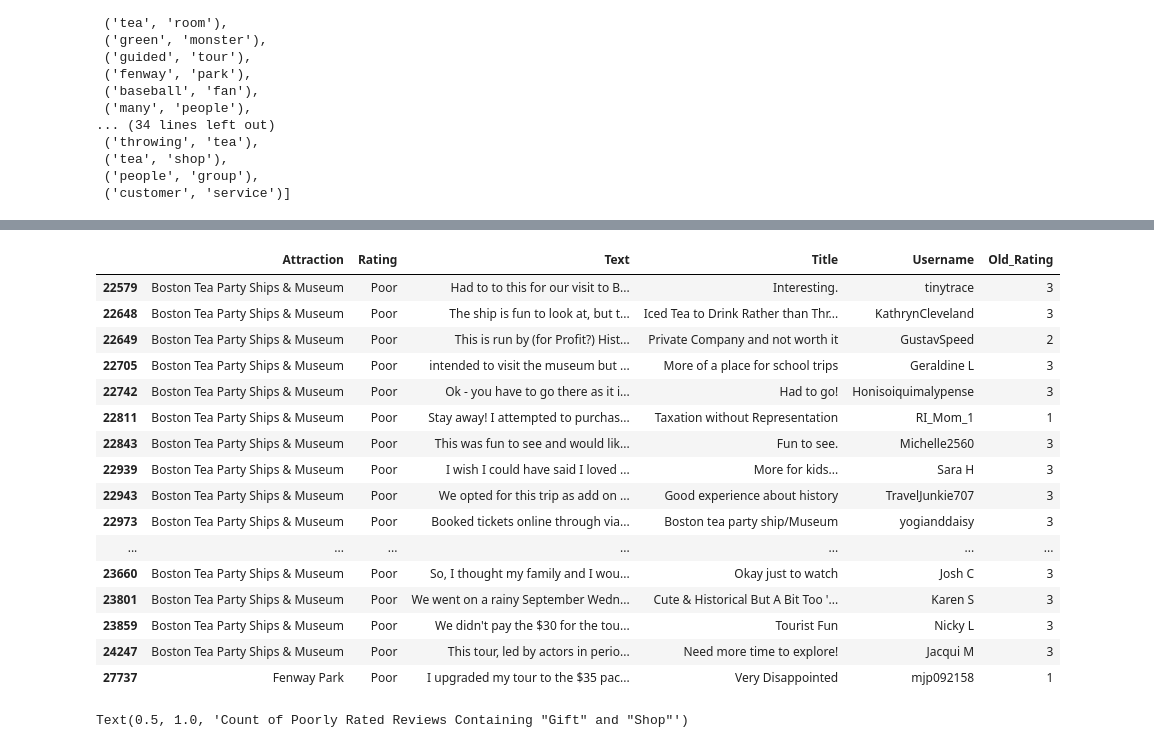
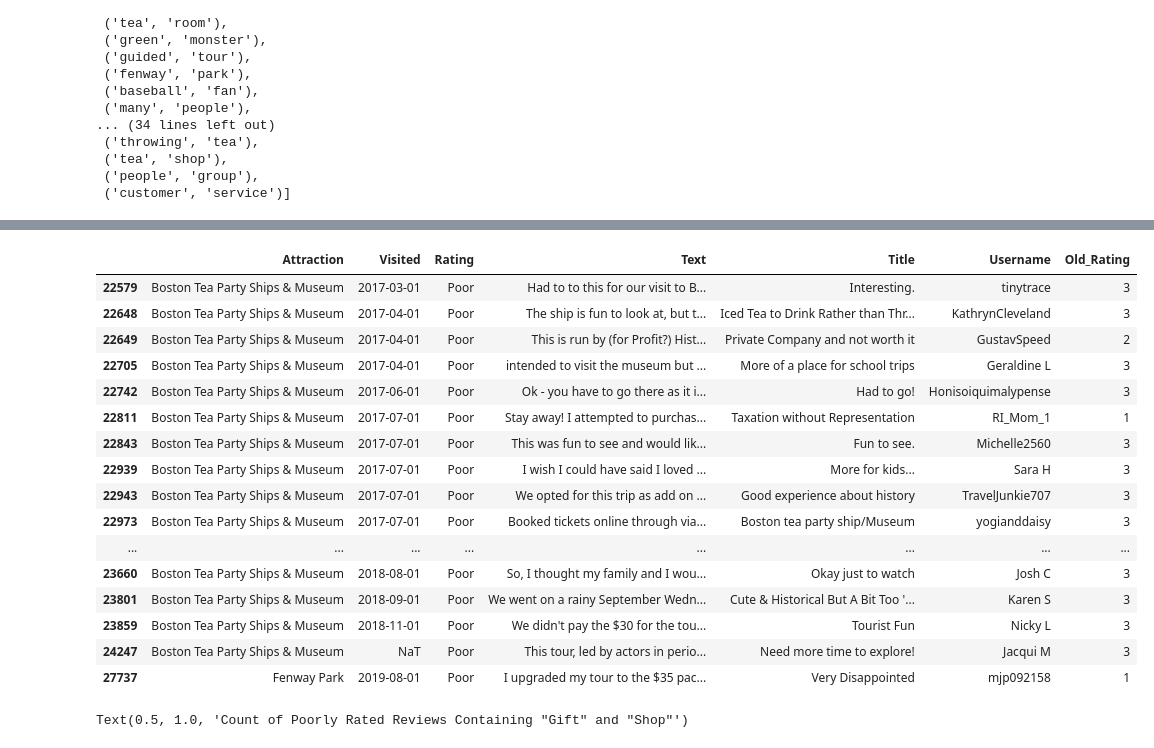
Before and after one commit to tdchoi7/Web_Scrape_Proj, a Jupyter notebook: tripadv/2_Analysis_Boston.ipynb, the cells around one changed output, grey strips where cells are left out. Saved outputs shown, nothing was run; the diff lists cells and outputs as text; code cells hidden in the pictures.

Commit message:
Last Update for Boston

```diff
--- a/tripadv/2_Analysis_Boston.ipynb
+++ b/tripadv/2_Analysis_Boston.ipynb
@@ -804,29 +804,29 @@ list(set(bigram_words_poor) - set(bigram_words_4star) - set(bigram_words_5star))
  ('people', 'group')]
 # %%
 # looking at sub-df for 'gift' 'shop'
-important_list = ['Attraction', 'Rating', 'Text', 'Title', 'Username', 'Old_Rating']
+important_list = ['Attraction', 'Visited', 'Rating', 'Text', 'Title', 'Username', 'Old_Rating']
 
 ta_5vspoor[(ta_5vspoor['Rating']=='Poor') &
            (ta_5vspoor['Text'].str.contains('gift')) &
            (ta_5vspoor['Text'].str.contains('shop'))][important_list]
 # %% [output]
-|  | Attraction | Rating | Text | Title | Username | Old_Rating |
-| 22579 | Boston Tea Party Ships & Museum | Poor | Had to to this for our visit to B... | Interesting. | tinytrace | 3 |
-| 22648 | Boston Tea Party Ships & Museum | Poor | The ship is fun to look at, but t... | Iced Tea to Drink Rather than Thr... | KathrynCleveland | 3 |
-| 22649 | Boston Tea Party Ships & Museum | Poor | This is run by (for Profit?) Hist... | Private Company and not worth it | GustavSpeed | 2 |
-| 22705 | Boston Tea Party Ships & Museum | Poor | intended to visit the museum but ... | More of a place for school trips | Geraldine L | 3 |
-| 22742 | Boston Tea Party Ships & Museum | Poor | Ok - you have to go there as it i... | Had to go! | Honisoiquimalypense | 3 |
-| 22811 | Boston Tea Party Ships & Museum | Poor | Stay away! I attempted to purchas... | Taxation without Representation | RI_Mom_1 | 1 |
-| 22843 | Boston Tea Party Ships & Museum | Poor | This was fun to see and would lik... | Fun to see. | Michelle2560 | 3 |
-| 22939 | Boston Tea Party Ships & Museum | Poor | I wish I could have said I loved ... | More for kids... | Sara H | 3 |
-| 22943 | Boston Tea Party Ships & Museum | Poor | We opted for this trip as add on ... | Good experience about history | TravelJunkie707 | 3 |
-| 22973 | Boston Tea Party Ships & Museum | Poor | Booked tickets online through via... | Boston tea party ship/Museum | yogianddaisy | 3 |
-| ... | ... | ... | ... | ... | ... | ... |
-| 23660 | Boston Tea Party Ships & Museum | Poor | So, I thought my family and I wou... | Okay just to watch | Josh C | 3 |
-| 23801 | Boston Tea Party Ships & Museum | Poor | We went on a rainy September Wedn... | Cute & Historical But A Bit Too '... | Karen S | 3 |
-| 23859 | Boston Tea Party Ships & Museum | Poor | We didn't pay the $30 for the tou... | Tourist Fun | Nicky L | 3 |
-| 24247 | Boston Tea Party Ships & Museum | Poor | This tour, led by actors in perio... | Need more time to explore! | Jacqui M | 3 |
-| 27737 | Fenway Park | Poor | I upgraded my tour to the $35 pac... | Very Disappointed | mjp092158 | 1 |
+|  | Attraction | Visited | Rating | Text | Title | Username | Old_Rating |
+| 22579 | Boston Tea Party Ships & Museum | 2017-03-01 | Poor | Had to to this for our visit to B... | Interesting. | tinytrace | 3 |
+| 22648 | Boston Tea Party Ships & Museum | 2017-04-01 | Poor | The ship is fun to look at, but t... | Iced Tea to Drink Rather than Thr... | KathrynCleveland | 3 |
+| 22649 | Boston Tea Party Ships & Museum | 2017-04-01 | Poor | This is run by (for Profit?) Hist... | Private Company and not worth it | GustavSpeed | 2 |
+| 22705 | Boston Tea Party Ships & Museum | 2017-04-01 | Poor | intended to visit the museum but ... | More of a place for school trips | Geraldine L | 3 |
+| 22742 | Boston Tea Party Ships & Museum | 2017-06-01 | Poor | Ok - you have to go there as it i... | Had to go! | Honisoiquimalypense | 3 |
+| 22811 | Boston Tea Party Ships & Museum | 2017-07-01 | Poor | Stay away! I attempted to purchas... | Taxation without Representation | RI_Mom_1 | 1 |
+| 22843 | Boston Tea Party Ships & Museum | 2017-07-01 | Poor | This was fun to see and would lik... | Fun to see. | Michelle2560 | 3 |
+| 22939 | Boston Tea Party Ships & Museum | 2017-07-01 | Poor | I wish I could have said I loved ... | More for kids... | Sara H | 3 |
+| 22943 | Boston Tea Party Ships & Museum | 2017-07-01 | Poor | We opted for this trip as add on ... | Good experience about history | TravelJunkie707 | 3 |
+| 22973 | Boston Tea Party Ships & Museum | 2017-07-01 | Poor | Booked tickets online through via... | Boston tea party ship/Museum | yogianddaisy | 3 |
+| ... | ... | ... | ... | ... | ... | ... | ... |
+| 23660 | Boston Tea Party Ships & Museum | 2018-08-01 | Poor | So, I thought my family and I wou... | Okay just to watch | Josh C | 3 |
+| 23801 | Boston Tea Party Ships & Museum | 2018-09-01 | Poor | We went on a rainy September Wedn... | Cute & Historical But A Bit Too '... | Karen S | 3 |
+| 23859 | Boston Tea Party Ships & Museum | 2018-11-01 | Poor | We didn't pay the $30 for the tou... | Tourist Fun | Nicky L | 3 |
+| 24247 | Boston Tea Party Ships & Museum | NaT | Poor | This tour, led by actors in perio... | Need more time to explore! | Jacqui M | 3 |
+| 27737 | Fenway Park | 2019-08-01 | Poor | I upgraded my tour to the $35 pac... | Very Disappointed | mjp092158 | 1 |
 # %%
 # creating bar graph to check the count of 'gift' and 'shop'
 ta_5vspoor[(ta_5vspoor['Rating']=='Poor') &
```
Also changed, not shown: parts of 105 cells of this notebook.
